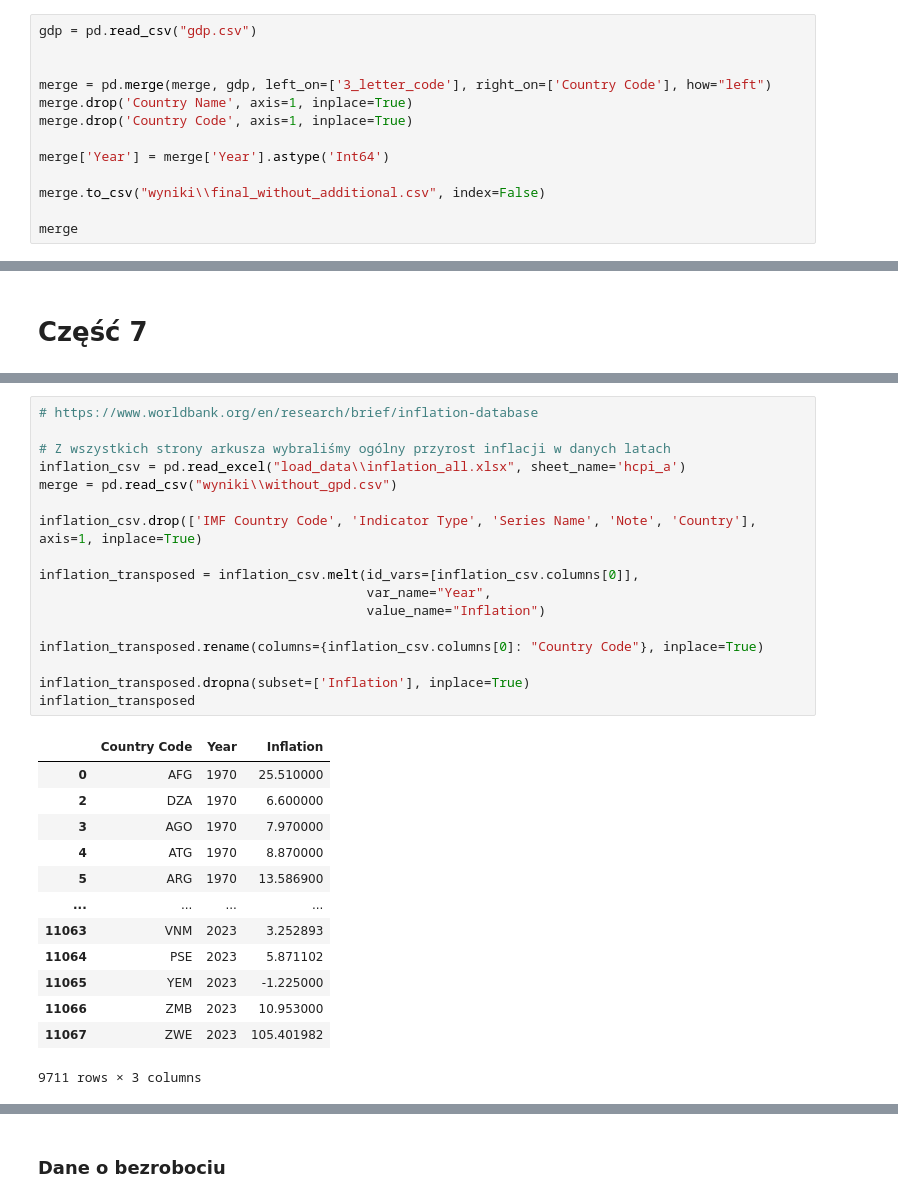
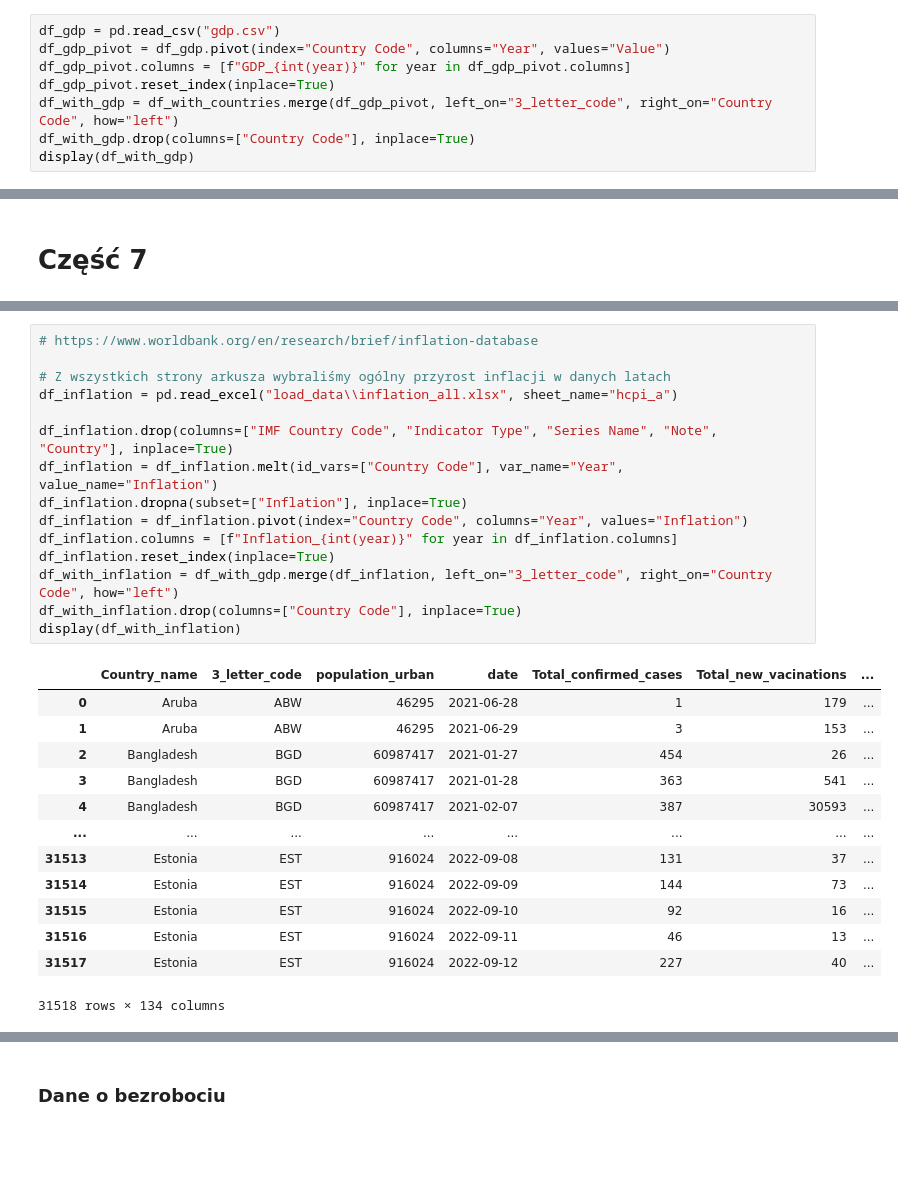
Before and after one commit to AbsZeroO/big-data, a Jupyter notebook: Poziom_1/Poziom1.ipynb, the cells around one changed output, grey strips where cells are left out. Drawn from its saved outputs; the diff is of its cells as text; blank space fills up the shorter version.

```diff
--- a/Poziom_1/Poziom1.ipynb
+++ b/Poziom_1/Poziom1.ipynb
@@ -620,16 +604,11 @@ merge
 31518 rows × 23 columns
 # %%
-gdp = pd.read_csv("gdp.csv")
-
-
-merge = pd.merge(merge, gdp, left_on=['3_letter_code'], right_on=['Country Code'], how="left")
-merge.drop('Country Name', axis=1, inplace=True)
-merge.drop('Country Code', axis=1, inplace=True)
-
-merge['Year'] = merge['Year'].astype('Int64')
-
-merge.to_csv("wyniki\\final_without_additional.csv", index=False)
-
-merge
+df_gdp = pd.read_csv("gdp.csv")
+df_gdp_pivot = df_gdp.pivot(index="Country Code", columns="Year", values="Value")
+df_gdp_pivot.columns = [f"GDP_{int(year)}" for year in df_gdp_pivot.columns]
+df_gdp_pivot.reset_index(inplace=True)
+df_with_gdp = df_with_countries.merge(df_gdp_pivot, left_on="3_letter_code", right_on="Country Code", how="left")
+df_with_gdp.drop(columns=["Country Code"], inplace=True)
+display(df_with_gdp)
 # %% [output]
 |  | Country_name | 3_letter_code | population_urban | date | Total_confirmed_cases | Total_new_vacinations | ... |
@@ -652,31 +631,29 @@ merge
 # %%
 # https://www.worldbank.org/en/research/brief/inflation-database
 
 # Z wszystkich strony arkusza wybraliśmy ogólny przyrost inflacji w danych latach
-inflation_csv = pd.read_excel("load_data\\inflation_all.xlsx", sheet_name='hcpi_a')
-merge = pd.read_csv("wyniki\\without_gpd.csv")
+df_inflation = pd.read_excel("load_data\\inflation_all.xlsx", sheet_name="hcpi_a")
 
-inflation_csv.drop(['IMF Country Code', 'Indicator Type', 'Series Name', 'Note', 'Country'], axis=1, inplace=True)
-
-inflation_transposed = inflation_csv.melt(id_vars=[inflation_csv.columns[0]],
-                                          var_name="Year",
-                                          value_name="Inflation")
-
-inflation_transposed.rename(columns={inflation_csv.columns[0]: "Country Code"}, inplace=True)
-
-inflation_transposed.dropna(subset=['Inflation'], inplace=True)
-inflation_transposed
+df_inflation.drop(columns=["IMF Country Code", "Indicator Type", "Series Name", "Note", "Country"], inplace=True)
+df_inflation = df_inflation.melt(id_vars=["Country Code"], var_name="Year", value_name="Inflation")
+df_inflation.dropna(subset=["Inflation"], inplace=True)
+df_inflation = df_inflation.pivot(index="Country Code", columns="Year", values="Inflation")
+df_inflation.columns = [f"Inflation_{int(year)}" for year in df_inflation.columns]
+df_inflation.reset_index(inplace=True)
+df_with_inflation = df_with_gdp.merge(df_inflation, left_on="3_letter_code", right_on="Country Code", how="left")
+df_with_inflation.drop(columns=["Country Code"], inplace=True)
+display(df_with_inflation)
 # %% [output]
-|  | Country Code | Year | Inflation |
-| 0 | AFG | 1970 | 25.510000 |
-| 2 | DZA | 1970 | 6.600000 |
-| 3 | AGO | 1970 | 7.970000 |
-| 4 | ATG | 1970 | 8.870000 |
-| 5 | ARG | 1970 | 13.586900 |
-| ... | ... | ... | ... |
-| 11063 | VNM | 2023 | 3.252893 |
-| 11064 | PSE | 2023 | 5.871102 |
-| 11065 | YEM | 2023 | -1.225000 |
-| 11066 | ZMB | 2023 | 10.953000 |
-| 11067 | ZWE | 2023 | 105.401982 |
+|  | Country_name | 3_letter_code | population_urban | date | Total_confirmed_cases | Total_new_vacinations | ... |
+| 0 | Aruba | ABW | 46295 | 2021-06-28 | 1 | 179 | ... |
+| 1 | Aruba | ABW | 46295 | 2021-06-29 | 3 | 153 | ... |
+| 2 | Bangladesh | BGD | 60987417 | 2021-01-27 | 454 | 26 | ... |
+| 3 | Bangladesh | BGD | 60987417 | 2021-01-28 | 363 | 541 | ... |
+| 4 | Bangladesh | BGD | 60987417 | 2021-02-07 | 387 | 30593 | ... |
+| ... | ... | ... | ... | ... | ... | ... | ... |
+| 31513 | Estonia | EST | 916024 | 2022-09-08 | 131 | 37 | ... |
+| 31514 | Estonia | EST | 916024 | 2022-09-09 | 144 | 73 | ... |
+| 31515 | Estonia | EST | 916024 | 2022-09-10 | 92 | 16 | ... |
+| 31516 | Estonia | EST | 916024 | 2022-09-11 | 46 | 13 | ... |
+| 31517 | Estonia | EST | 916024 | 2022-09-12 | 227 | 40 | ... |
-9711 rows × 3 columns
+31518 rows × 134 columns
```
Also changed, not shown: parts of 42 cells of this notebook.
